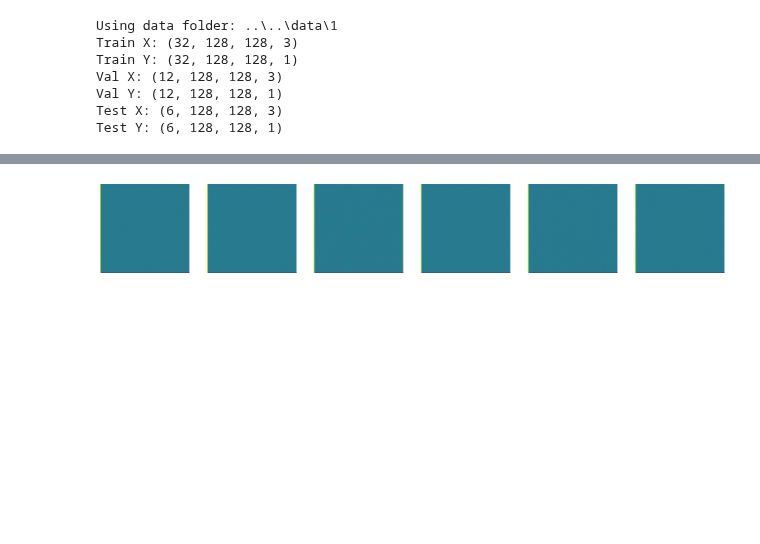
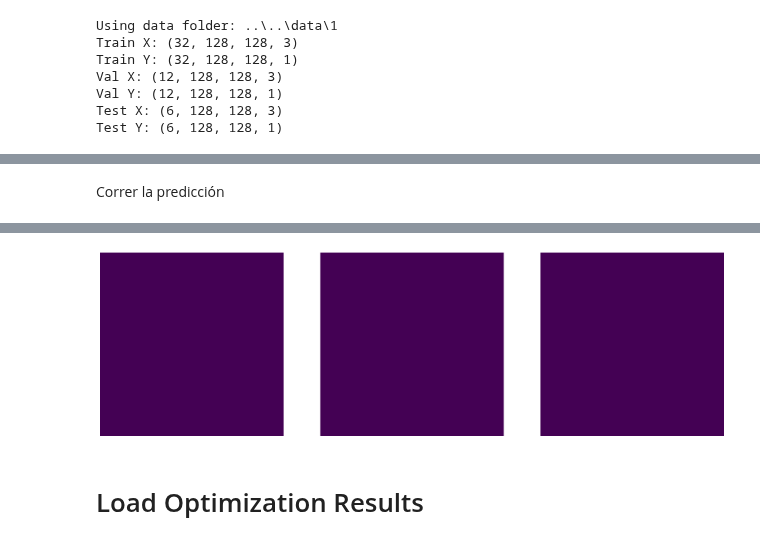
Before and after one commit to fbientrigo/grav_lensing, a Jupyter notebook: 04_local_train/sesion2_composed/load_model.ipynb, the cells around one changed output, grey strips where cells are left out. Drawn from its saved outputs; the diff is of its cells as text; code cells hidden in the pictures; blank space fills up the shorter version.

```diff
--- a/04_local_train/sesion2_composed/load_model.ipynb
+++ b/04_local_train/sesion2_composed/load_model.ipynb
@@ -18,5 +18,7 @@ import pickle
 
 import matplotlib.pyplot as plt
 import numpy as np
+# %%
+result_foder = "results_1_dani"
 # %%
 import os
@@ -46,3 +47,8 @@ Val X: (12, 128, 128, 3)
 Val Y: (12, 128, 128, 1)
 Test X: (6, 128, 128, 3)
 Test Y: (6, 128, 128, 1)
+# %%
+model = load_model_with_hyperparameters(
+    3, create_model=create_model, home_json=result_foder)
+
+model.summary()
@@ -49,13 +77,13 @@ Test Y: (6, 128, 128, 1)
+# %% [markdown]
+Correr la predicción
 # %%
-model = load_model_with_hyperparameters(1, create_model=create_model)
-
 for X, Y in test_dataset.take(1):
     prediction = model.predict(X)
 
 print(prediction.shape)
 
 # Obtener la primera imagen de la predicción
-predicted_images = prediction
+predicted_images = prediction[:3]
 
 # Configurar la figura
 fig, axes = plt.subplots(1, predicted_images.shape[0], figsize=(20, 10))
@@ -63,7 +91,7 @@ axes = axes.flatten()
 
 # Graficar cada imagen
 for img, ax in zip(predicted_images, axes):
-    ax.imshow(np.squeeze(img))  # Quitar el canal de color si es necesario
+    ax.imshow(img)  # Quitar el canal de color si es necesario
     ax.axis('off')
 
 plt.show()
@@ -73 +101,3 @@ plt.show()
-[figure, old version]
+[figure, new version]
+# %% [markdown]
+# Load Optimization Results
```
Also changed, not shown: parts of 12 cells of this notebook, 17 other files.
